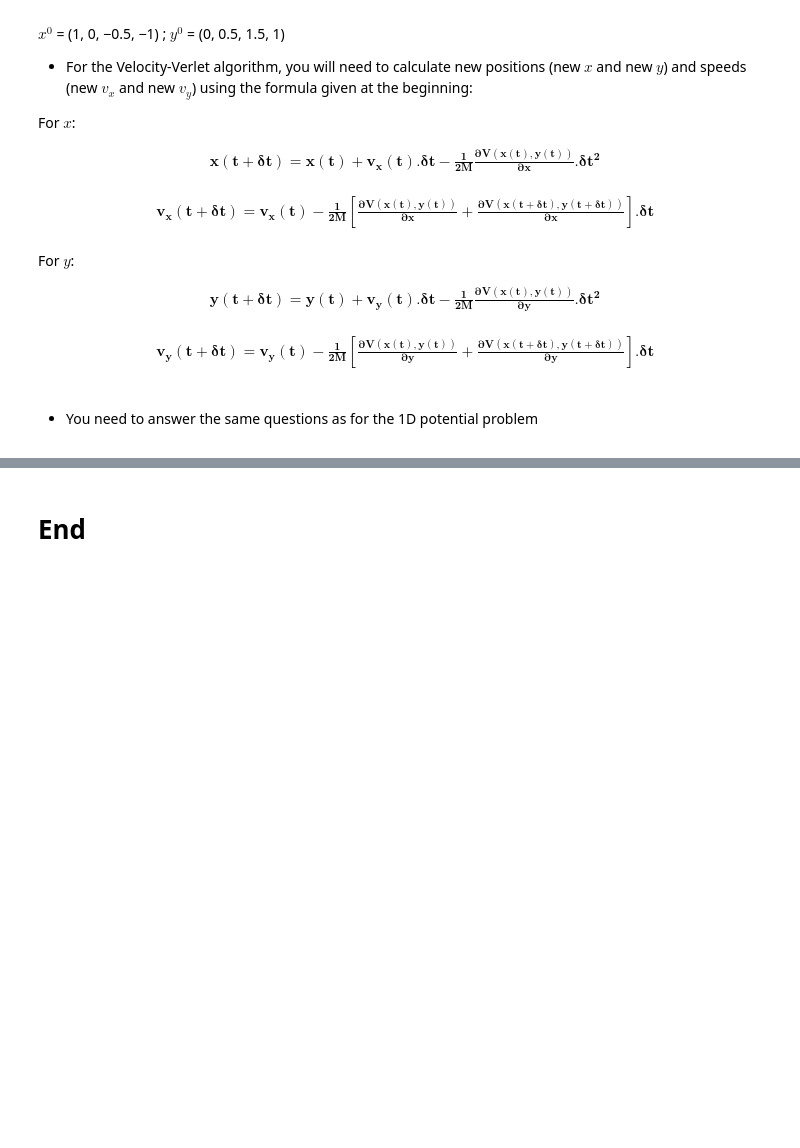
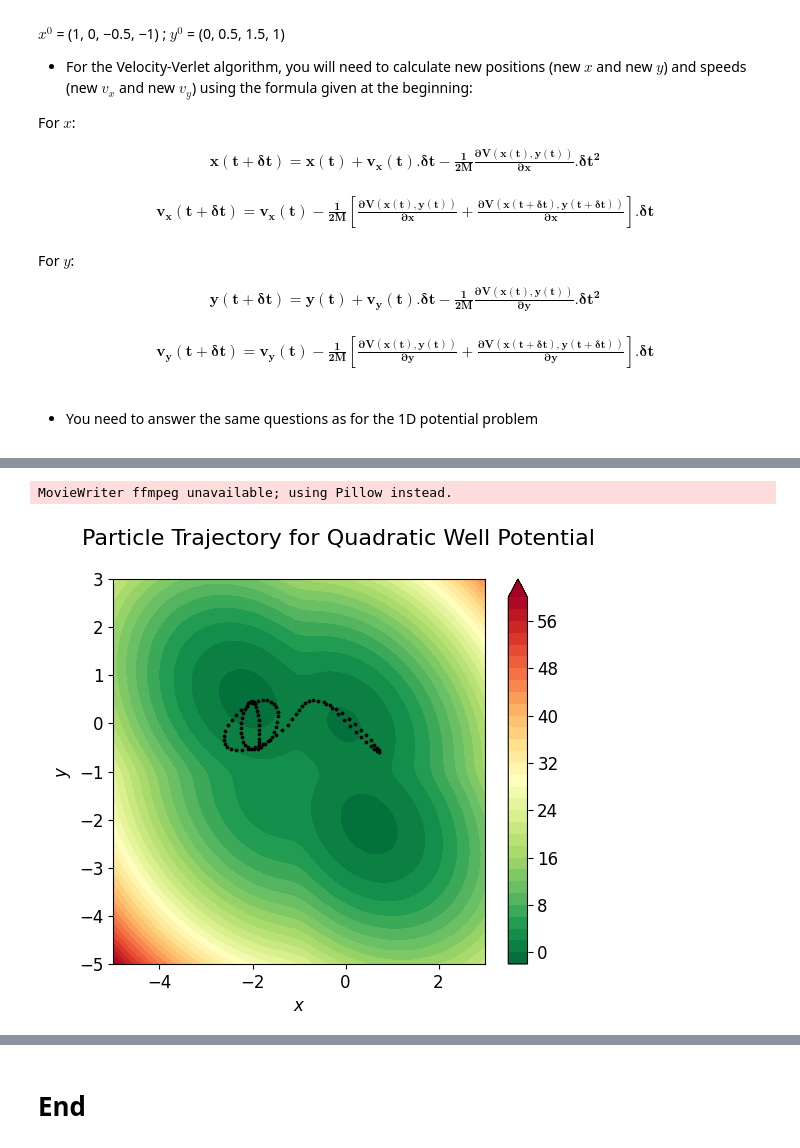
Before and after one commit to vfornemo/PytChem, a Jupyter notebook: MD_VVERLET_Tianyi.ipynb, the cells around one changed output, grey strips where cells are left out. Saved outputs shown, nothing was run; the diff lists cells and outputs as text; code cells hidden in the pictures; blank space fills up the shorter version.

```diff
--- a/MD_VVERLET_Tianyi.ipynb
+++ b/MD_VVERLET_Tianyi.ipynb
@@ -686,0 +769,78 @@ Warning: total energy of system deviates from the given value.
+# %%
+# Using Quatraic Well Potential
+
+# Define variables
+t_init = 0 # initial time
+t_step = 0.1  # step time
+t_tot = 10 # total time
+step_tot = 100 # total step
+x_init = -1.87 # initial position in x direction
+y_init = -0.5 # initial position in y direction
+vx_init = 0.0 # initial velocity in x direction
+vy_init = 0.0 # initial velocity in y direction
+M = 1 # particle mass
+dynamics_2d(t_step, t_init, t_tot, step_tot, x_init, y_init, vx_init, vy_init, M, 1)
+
+# PlotV using contour
+_x1 = np.linspace(-5.0,3.0,100)
+_y1 = np.linspace(-5.0,3.0,100)
+X1, Y1 = np.meshgrid(_x1, _y1)
+Z1 = V_2d(X1,Y1,1)
+# Z[Z>1000] = 1000
+fig6, ax6 = plt.subplots(figsize=(6,5))
+# plt.rcParams["figure.figsize"] = plt.rcParamsDefault["figure.figsize"]
+con1 = plt.contourf(X1, Y1, Z1, 30, cmap=cm.RdYlGn_r, extend='max')
+fig6.colorbar(con1, ax=ax6)
+ax6.set_xlabel("$x$")
+ax6.set_ylabel("$y$")
+fig6.suptitle('Particle Trajectory for Quadratic Well Potential', fontsize=16)
+
+# Plot 2D trajectory
+# Read data
+df4 = pd.read_csv('md_2d_log_qw.csv', usecols = ["Position x","Position y", "Velocity x","Velocity y", "Total energy", "Time"])
+x_pos1 = df4["Position x"].tolist()
+y_pos1 = df4["Position y"].tolist()
+time4 = df4["Time"].tolist()
+
+# Plot trajectory
+scat1 = plt.scatter(x_pos1[0], y_pos1[0], c="black", s=3)
+
+def update1(frame):
+    # for each frame, update the data stored on each artist.
+    x = x_pos1[:frame]
+    y = y_pos1[:frame]
+    # update the scatter plot
+    data = np.stack([x, y]).T
+    scat1.set_offsets(data)
+    return scat1
+
+anim = animation.FuncAnimation(fig=fig6, func=update1, frames=len(x_pos1), interval=10, repeat=False)
+anim.save('md_2d_qw.gif', dpi=80)
+plt.show()
+print("Check md_2d_qw.gif for the animation of particle trajectory.")
+
+# Plot velocities as a function of time
+x_vel1 = df4["Velocity x"].tolist()
+y_vel1 = df4["Velocity y"].tolist()
+tot_vel1 = np.sqrt(np.array(x_vel1)**2 + np.array(y_vel1)**2)
+fig7, ax7 = plt.subplots()
+l71 = ax7.plot(time4, x_vel1,linewidth=1,color='blue', label="Velocity in x direction")
+l72 = ax7.plot(time4, y_vel1,linewidth=1,color='red', label="Velocity in y direction")
+l73 = ax7.plot(time4, tot_vel1,linewidth=1,color='black', label="Total Velocity")
+ax7.set_xlabel("$t$ / s")
+ax7.set_ylabel("$v$")
+ax7.legend(loc=0)
+fig7.suptitle('Velocities as functions of time for Quadratic Well Potential', fontsize=16)
+plt.show()
+
+# Plot total energy variation as a function of time
+tot_e1 = df4["Total energy"].tolist()
+tot_e_var4 = [(x-tot_e1[0])/tot_e1[0]*100 for x in tot_e1]
+fig8, ax8 = plt.subplots()
+l8 = ax8.plot(time4, tot_e_var4,linewidth=1,color='blue', label="Total energy variation")
+ax8.set_xlabel("$t$ / s")
+ax8.set_ylabel("$\Delta E_{tot} (\%)$")
+ax8.legend(loc=0)
+fig8.suptitle('Total energy variation as functions of time for Quadratic Well Potential', fontsize=16)
+plt.show()
+# %% [output]
@@ -686,0 +853,2 @@ Warning: total energy of system deviates from the given value.
+MovieWriter ffmpeg unavailable; using Pillow instead.
+[figure, added]
```
Also changed, not shown: parts of 11 cells of this notebook, 1 other file.
